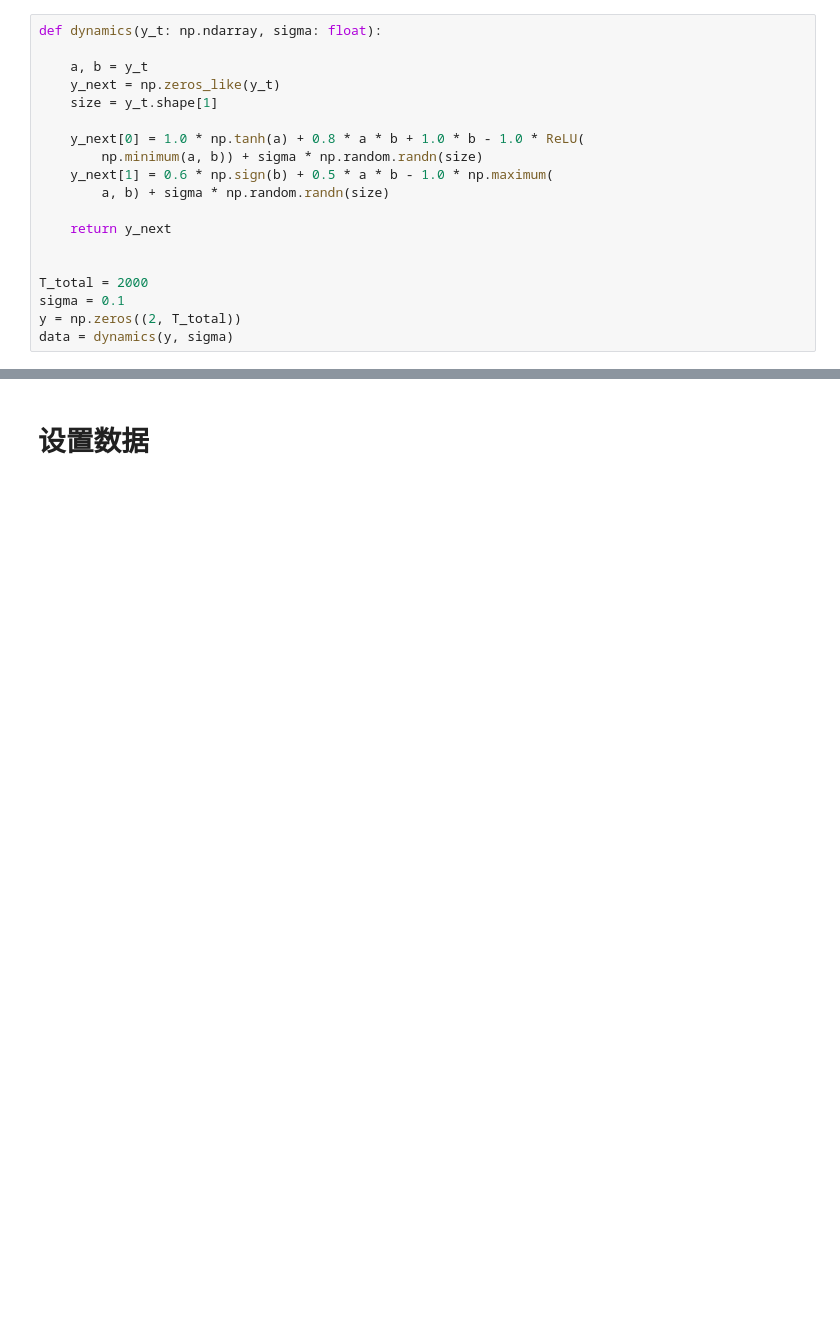
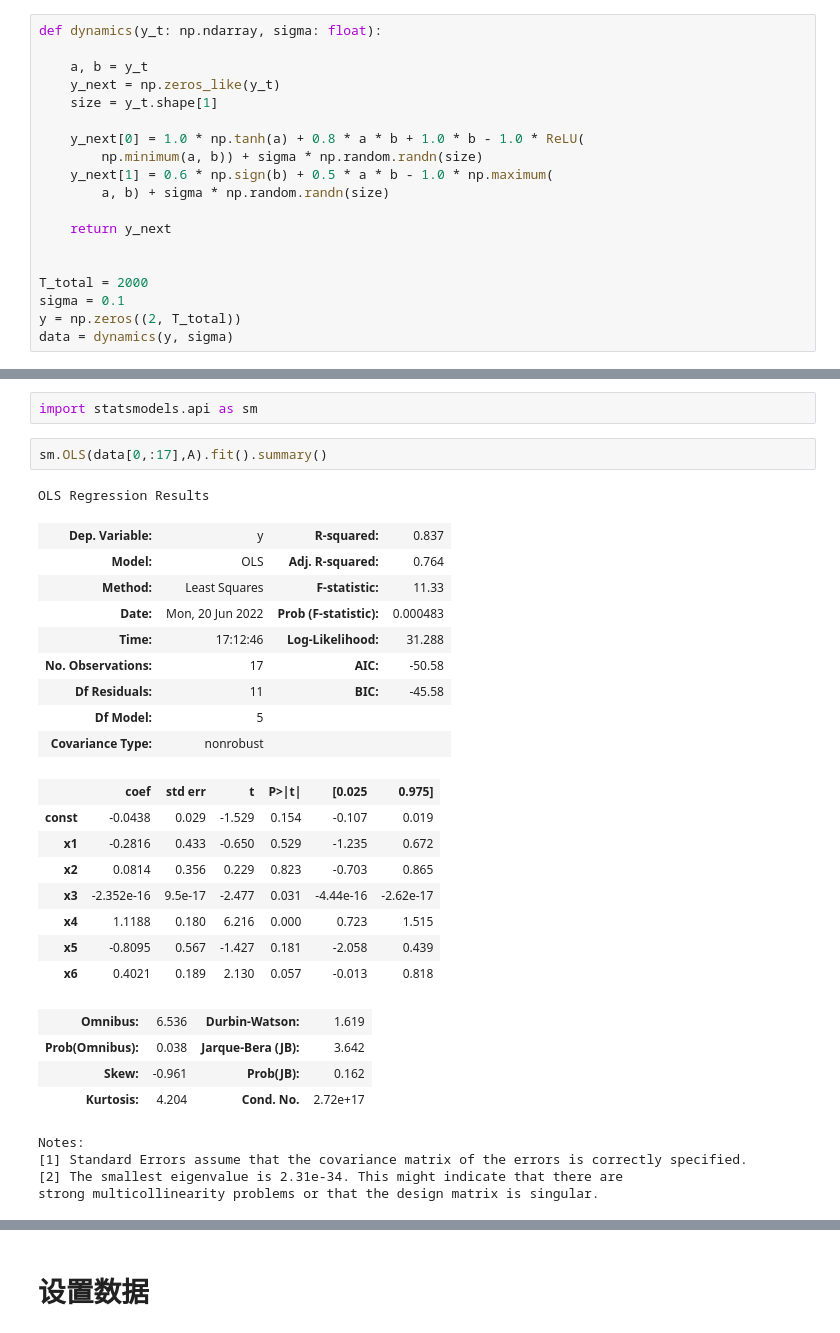
Before and after one commit to Zxser/Quantitative-analysis, a Jupyter notebook: C-择时类/”Trader-Company“集成算法交易策略/Trader_Company.ipynb, the cells around one changed output, grey strips where cells are left out. Cells and saved outputs as stored; diff of their text form; blank space fills up the shorter version.

```diff
--- a/C-择时类/”Trader-Company“集成算法交易策略/Trader_Company.ipynb
+++ b/C-择时类/”Trader-Company“集成算法交易策略/Trader_Company.ipynb
@@ -626,0 +236,31 @@ class Company:
+# %%
+import statsmodels.api as sm
+# %%
+sm.OLS(data[0,:17],A).fit().summary()
+# %% [output]
+OLS Regression Results
+| Dep. Variable: | y | R-squared: | 0.837 |
+| Model: | OLS | Adj. R-squared: | 0.764 |
+| Method: | Least Squares | F-statistic: | 11.33 |
+| Date: | Mon, 20 Jun 2022 | Prob (F-statistic): | 0.000483 |
+| Time: | 17:12:46 | Log-Likelihood: | 31.288 |
+| No. Observations: | 17 | AIC: | -50.58 |
+| Df Residuals: | 11 | BIC: | -45.58 |
+| Df Model: | 5 |  |  |
+| Covariance Type: | nonrobust |  |  |
+|  | coef | std err | t | P>|t| | [0.025 | 0.975] |
+| const | -0.0438 | 0.029 | -1.529 | 0.154 | -0.107 | 0.019 |
+| x1 | -0.2816 | 0.433 | -0.650 | 0.529 | -1.235 | 0.672 |
+| x2 | 0.0814 | 0.356 | 0.229 | 0.823 | -0.703 | 0.865 |
+| x3 | -2.352e-16 | 9.5e-17 | -2.477 | 0.031 | -4.44e-16 | -2.62e-17 |
+| x4 | 1.1188 | 0.180 | 6.216 | 0.000 | 0.723 | 1.515 |
+| x5 | -0.8095 | 0.567 | -1.427 | 0.181 | -2.058 | 0.439 |
+| x6 | 0.4021 | 0.189 | 2.130 | 0.057 | -0.013 | 0.818 |
+| Omnibus: | 6.536 | Durbin-Watson: | 1.619 |
+| Prob(Omnibus): | 0.038 | Jarque-Bera (JB): | 3.642 |
+| Skew: | -0.961 | Prob(JB): | 0.162 |
+| Kurtosis: | 4.204 | Cond. No. | 2.72e+17 |
+Notes:
+[1] Standard Errors assume that the covariance matrix of the errors is correctly specified.
+[2] The smallest eigenvalue is 2.31e-34. This might indicate that there are
+strong multicollinearity problems or that the design matrix is singular.
```
Also changed, not shown: parts of 20 cells of this notebook, 2 other files.
